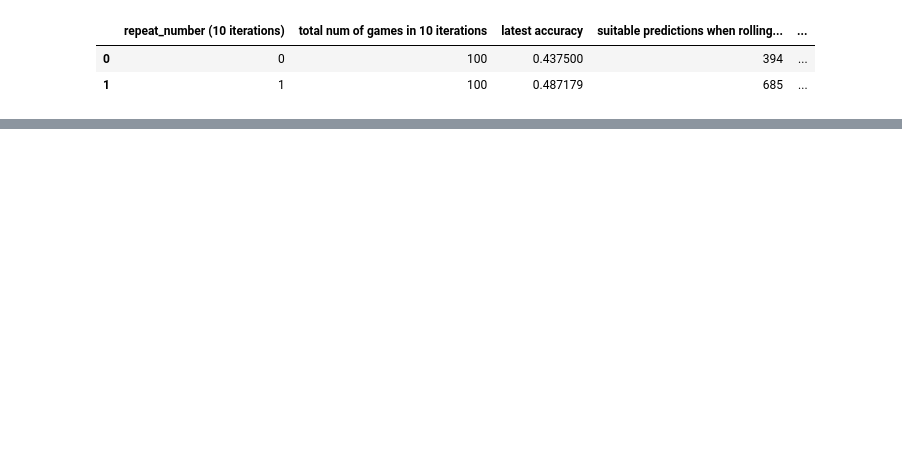
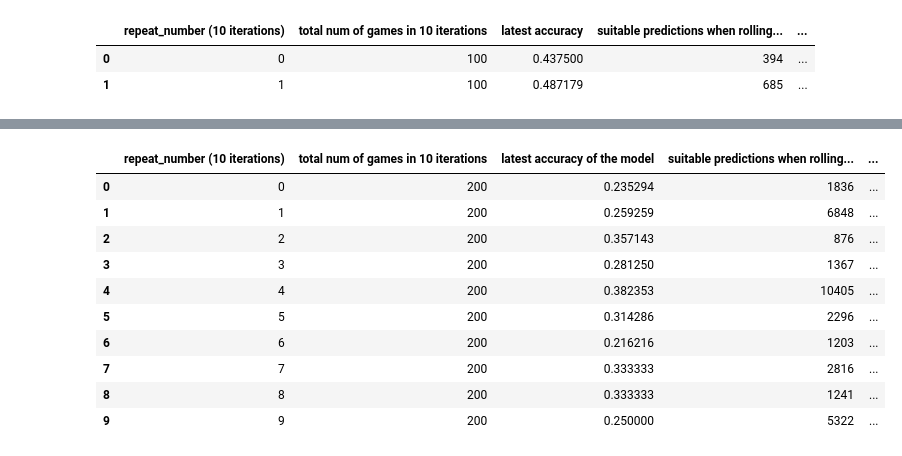
Before and after one commit to oxanaRC/CE888, a Jupyter notebook: Project3/my_project_code.ipynb, the cells around one changed output, grey strips where cells are left out. Cells and saved outputs as stored; diff of their text form; code cells hidden in the pictures; blank space fills up the shorter version.

```diff
--- a/Project3/my_project_code.ipynb
+++ b/Project3/my_project_code.ipynb
@@ -565,0 +697,17 @@ display(df_exp3)
+# %%
+#experiment 5 (duplicate states in the dataset were deleted)
+#lower model accuracy is due to the duplicate states are absent in the dataset hence the testing subset does not have similar states compare to the training subset
+df_exp5=df_results
+display(df_exp5)
+# %% [output]
+|  | repeat_number (10 iterations) | total num of games in 10 iterations | latest accuracy of the model | suitable predictions when rolling... | ... |
+| 0 | 0 | 200 | 0.235294 | 1836 | ... |
+| 1 | 1 | 200 | 0.259259 | 6848 | ... |
+| 2 | 2 | 200 | 0.357143 | 876 | ... |
+| 3 | 3 | 200 | 0.281250 | 1367 | ... |
+| 4 | 4 | 200 | 0.382353 | 10405 | ... |
+| 5 | 5 | 200 | 0.314286 | 2296 | ... |
+| 6 | 6 | 200 | 0.216216 | 1203 | ... |
+| 7 | 7 | 200 | 0.333333 | 2816 | ... |
+| 8 | 8 | 200 | 0.333333 | 1241 | ... |
+| 9 | 9 | 200 | 0.250000 | 5322 | ... |
```
Also changed, not shown: parts of 7 cells of this notebook.
